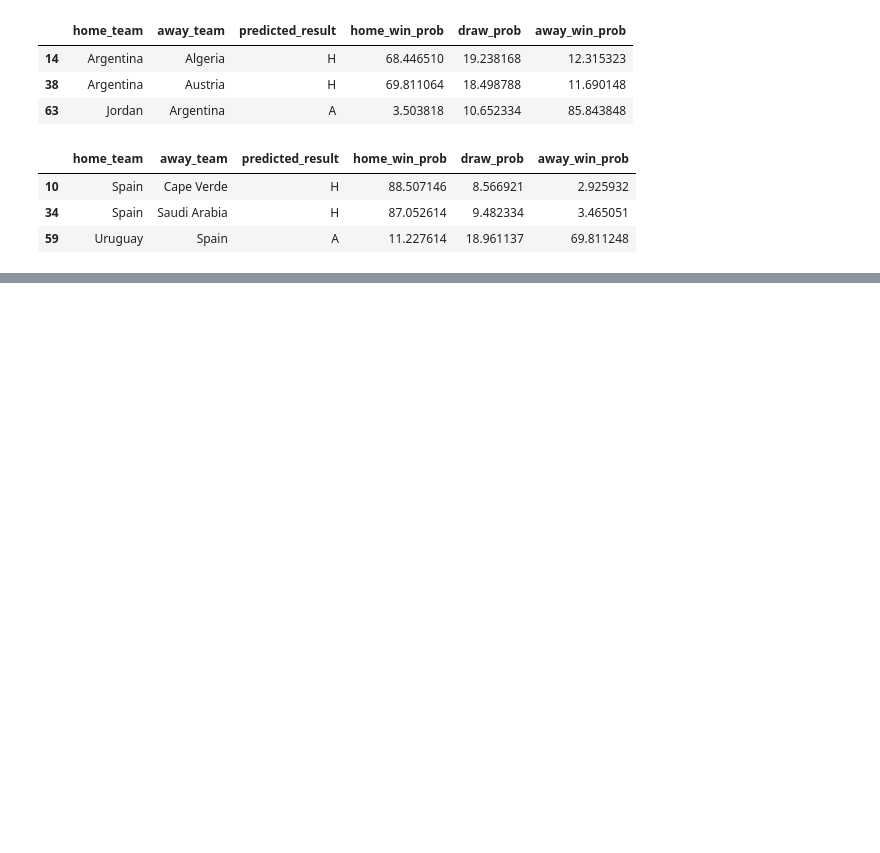
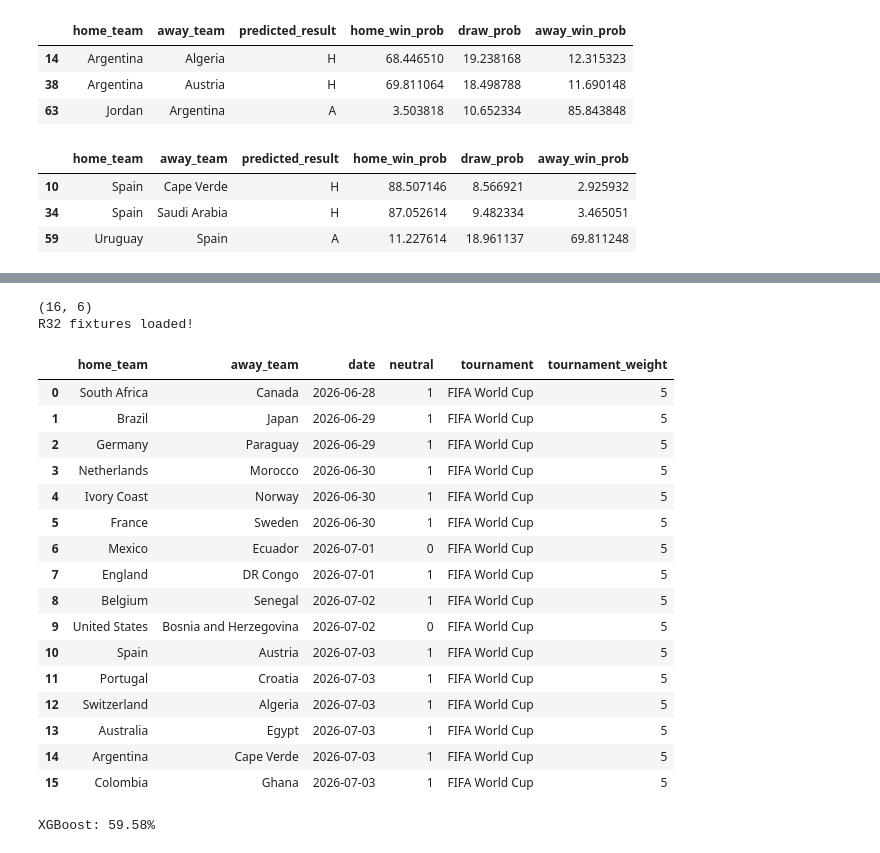
Before and after one commit to maanaz/World_cup_prediction_model, a Jupyter notebook: International football results/main.ipynb, the cells around one changed output, grey strips where cells are left out. Saved outputs shown, nothing was run; the diff lists cells and outputs as text; code cells hidden in the pictures; blank space fills up the shorter version.

```diff
--- a/International football results/main.ipynb
+++ b/International football results/main.ipynb
@@ -1087,0 +1093,47 @@ plot_team_predictions("Argentina")
+# %%
+r32_fixtures = pd.DataFrame([
+    {'home_team': 'South Africa', 'away_team': 'Canada', 'date': '2026-06-28', 'neutral': 1},
+    {'home_team': 'Brazil', 'away_team': 'Japan', 'date': '2026-06-29', 'neutral': 1},
+    {'home_team': 'Germany', 'away_team': 'Paraguay', 'date': '2026-06-29', 'neutral': 1},
+    {'home_team': 'Netherlands', 'away_team': 'Morocco', 'date': '2026-06-30', 'neutral': 1},
+    {'home_team': 'Ivory Coast', 'away_team': 'Norway', 'date': '2026-06-30', 'neutral': 1},
+    {'home_team': 'France', 'away_team': 'Sweden', 'date': '2026-06-30', 'neutral': 1},
+    {'home_team': 'Mexico', 'away_team': 'Ecuador', 'date': '2026-07-01', 'neutral': 0},
+    {'home_team': 'England', 'away_team': 'DR Congo', 'date': '2026-07-01', 'neutral': 1},
+    {'home_team': 'Belgium', 'away_team': 'Senegal', 'date': '2026-07-02', 'neutral': 1},
+    {'home_team': 'United States', 'away_team': 'Bosnia and Herzegovina', 'date': '2026-07-02', 'neutral': 0},
+    {'home_team': 'Spain', 'away_team': 'Austria', 'date': '2026-07-03', 'neutral': 1},
+    {'home_team': 'Portugal', 'away_team': 'Croatia', 'date': '2026-07-03', 'neutral': 1},
+    {'home_team': 'Switzerland', 'away_team': 'Algeria', 'date': '2026-07-03', 'neutral': 1},
+    {'home_team': 'Australia', 'away_team': 'Egypt', 'date': '2026-07-03', 'neutral': 1},
+    {'home_team': 'Argentina', 'away_team': 'Cape Verde', 'date': '2026-07-03', 'neutral': 1},
+    {'home_team': 'Colombia', 'away_team': 'Ghana', 'date': '2026-07-03', 'neutral': 1},
+])
+
+r32_fixtures['date'] = pd.to_datetime(r32_fixtures['date'])
+r32_fixtures['tournament'] = 'FIFA World Cup'
+r32_fixtures['tournament_weight'] = 5
+
+print(r32_fixtures.shape)
+print("R32 fixtures loaded!")
+r32_fixtures
+# %% [output]
+(16, 6)
+R32 fixtures loaded!
+|  | home_team | away_team | date | neutral | tournament | tournament_weight |
+| 0 | South Africa | Canada | 2026-06-28 | 1 | FIFA World Cup | 5 |
+| 1 | Brazil | Japan | 2026-06-29 | 1 | FIFA World Cup | 5 |
+| 2 | Germany | Paraguay | 2026-06-29 | 1 | FIFA World Cup | 5 |
+| 3 | Netherlands | Morocco | 2026-06-30 | 1 | FIFA World Cup | 5 |
+| 4 | Ivory Coast | Norway | 2026-06-30 | 1 | FIFA World Cup | 5 |
+| 5 | France | Sweden | 2026-06-30 | 1 | FIFA World Cup | 5 |
+| 6 | Mexico | Ecuador | 2026-07-01 | 0 | FIFA World Cup | 5 |
+| 7 | England | DR Congo | 2026-07-01 | 1 | FIFA World Cup | 5 |
+| 8 | Belgium | Senegal | 2026-07-02 | 1 | FIFA World Cup | 5 |
+| 9 | United States | Bosnia and Herzegovina | 2026-07-02 | 0 | FIFA World Cup | 5 |
+| 10 | Spain | Austria | 2026-07-03 | 1 | FIFA World Cup | 5 |
+| 11 | Portugal | Croatia | 2026-07-03 | 1 | FIFA World Cup | 5 |
+| 12 | Switzerland | Algeria | 2026-07-03 | 1 | FIFA World Cup | 5 |
+| 13 | Australia | Egypt | 2026-07-03 | 1 | FIFA World Cup | 5 |
+| 14 | Argentina | Cape Verde | 2026-07-03 | 1 | FIFA World Cup | 5 |
+| 15 | Colombia | Ghana | 2026-07-03 | 1 | FIFA World Cup | 5 |
@@ -1087,0 +1158,23 @@ plot_team_predictions("Argentina")
+# %%
+from xgboost import XGBClassifier
+from sklearn.preprocessing import LabelEncoder
+
+# XGBoost needs numeric labels, not H/A/D strings
+le = LabelEncoder()
+y_train_encoded = le.fit_transform(y_train)
+y_test_encoded = le.transform(y_test)
+
+xgb_model = XGBClassifier(
+    n_estimators=200,
+    max_depth=5,
+    learning_rate=0.05,
+    random_state=42,
+    eval_metric='mlogloss'
+)
+
+xgb_model.fit(X_train_scaled, y_train_encoded)
+xgb_pred = xgb_model.predict(X_test_scaled)
+xgb_accuracy = (xgb_pred == y_test_encoded).mean() * 100
+print(f"XGBoost: {round(xgb_accuracy, 2)}%")
+# %% [output]
+XGBoost: 59.58%
```
Also changed, not shown: parts of 23 cells of this notebook.
